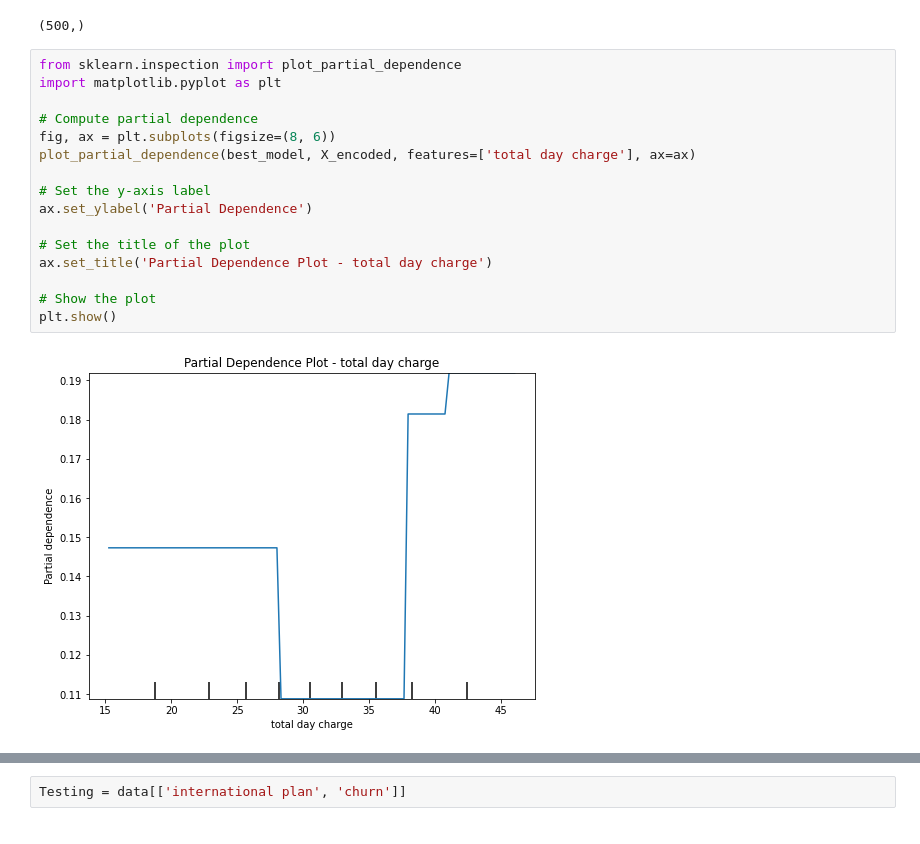
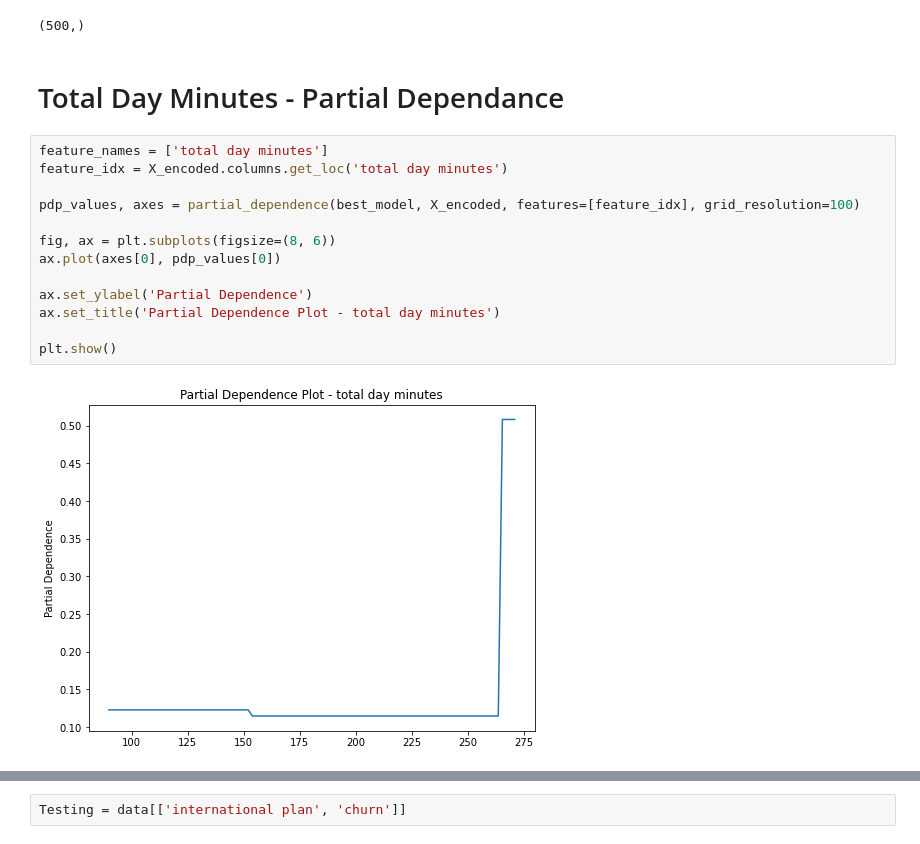
Before and after one commit to SeanE09/FPandA_Churn_Model, a Jupyter notebook: Dec Tree File (Advanced and Final) 6.1.2023-Copy1 ^^^USE THIS^^^.ipynb, the cells around one changed output, grey strips where cells are left out. Cells and saved outputs as stored; diff of their text form.

```diff
--- a/Dec Tree File (Advanced and Final) 6.1.2023-Copy1 ^^^USE THIS^^^.ipynb
+++ b/Dec Tree File (Advanced and Final) 6.1.2023-Copy1 ^^^USE THIS^^^.ipynb
@@ -345,21 +332,20 @@ y_val.shape
 y_test.shape
 # %% [output]
 (500,)
-# %%
-from sklearn.inspection import plot_partial_dependence
-import matplotlib.pyplot as plt
-
-# Compute partial dependence
-fig, ax = plt.subplots(figsize=(8, 6))
-plot_partial_dependence(best_model, X_encoded, features=['total day charge'], ax=ax)
-
-# Set the y-axis label
-ax.set_ylabel('Partial Dependence')
-
-# Set the title of the plot
-ax.set_title('Partial Dependence Plot - total day charge')
-
-# Show the plot
-plt.show()
-# %% [output]
-[figure, removed]
+# %% [markdown]
+# Total Day Minutes - Partial Dependance
+# %%
+feature_names = ['total day minutes']
+feature_idx = X_encoded.columns.get_loc('total day minutes')
+
+pdp_values, axes = partial_dependence(best_model, X_encoded, features=[feature_idx], grid_resolution=100)
+
+fig, ax = plt.subplots(figsize=(8, 6))
+ax.plot(axes[0], pdp_values[0])
+
+ax.set_ylabel('Partial Dependence')
+ax.set_title('Partial Dependence Plot - total day minutes')
+
+plt.show()
+# %% [output]
+[figure, added]
```
Also changed, not shown: parts of 22 cells of this notebook, 1 other file.
